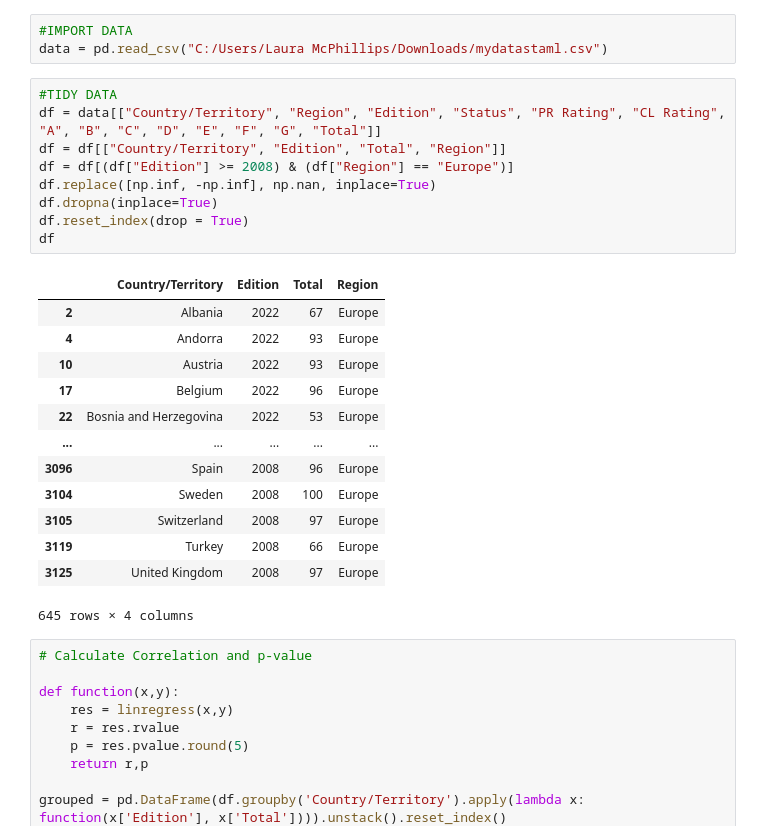
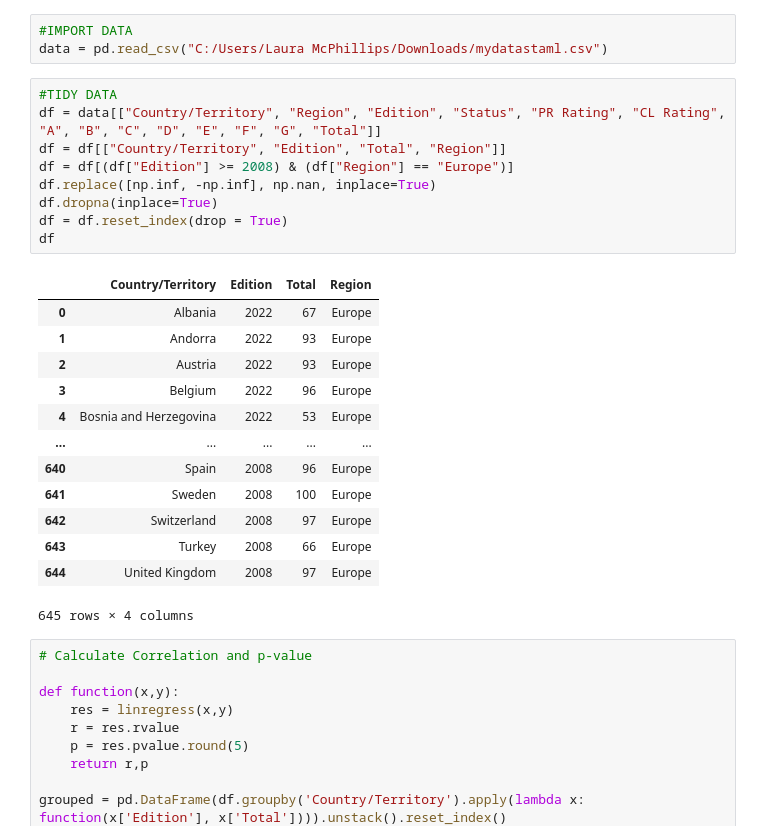
Before and after one commit to lauramcphillips/STAML-Code-, a Jupyter notebook: STAML_Code_Laura.ipynb, the cells around one changed output. Drawn from its saved outputs; the diff is of its cells as text.

```diff
--- a/STAML_Code_Laura.ipynb
+++ b/STAML_Code_Laura.ipynb
@@ -18,25 +18,25 @@ data = pd.read_csv("C:/Users/Laura McPhillips/Downloads/mydatastaml.csv")
 # %%
 #TIDY DATA
 df = data[["Country/Territory", "Region", "Edition", "Status", "PR Rating", "CL Rating", "A", "B", "C", "D", "E", "F", "G", "Total"]]
 df = df[["Country/Territory", "Edition", "Total", "Region"]]
 df = df[(df["Edition"] >= 2008) & (df["Region"] == "Europe")]
 df.replace([np.inf, -np.inf], np.nan, inplace=True)
 df.dropna(inplace=True)
-df.reset_index(drop = True)
+df = df.reset_index(drop = True)
 df
 # %% [output]
 |  | Country/Territory | Edition | Total | Region |
-| 2 | Albania | 2022 | 67 | Europe |
-| 4 | Andorra | 2022 | 93 | Europe |
-| 10 | Austria | 2022 | 93 | Europe |
-| 17 | Belgium | 2022 | 96 | Europe |
-| 22 | Bosnia and Herzegovina | 2022 | 53 | Europe |
+| 0 | Albania | 2022 | 67 | Europe |
+| 1 | Andorra | 2022 | 93 | Europe |
+| 2 | Austria | 2022 | 93 | Europe |
+| 3 | Belgium | 2022 | 96 | Europe |
+| 4 | Bosnia and Herzegovina | 2022 | 53 | Europe |
 | ... | ... | ... | ... | ... |
-| 3096 | Spain | 2008 | 96 | Europe |
-| 3104 | Sweden | 2008 | 100 | Europe |
-| 3105 | Switzerland | 2008 | 97 | Europe |
-| 3119 | Turkey | 2008 | 66 | Europe |
-| 3125 | United Kingdom | 2008 | 97 | Europe |
+| 640 | Spain | 2008 | 96 | Europe |
+| 641 | Sweden | 2008 | 100 | Europe |
+| 642 | Switzerland | 2008 | 97 | Europe |
+| 643 | Turkey | 2008 | 66 | Europe |
+| 644 | United Kingdom | 2008 | 97 | Europe |
 645 rows × 4 columns
 # %%
 # Calculate Correlation and p-value
```
Also changed, not shown: parts of 2 cells of this notebook.
